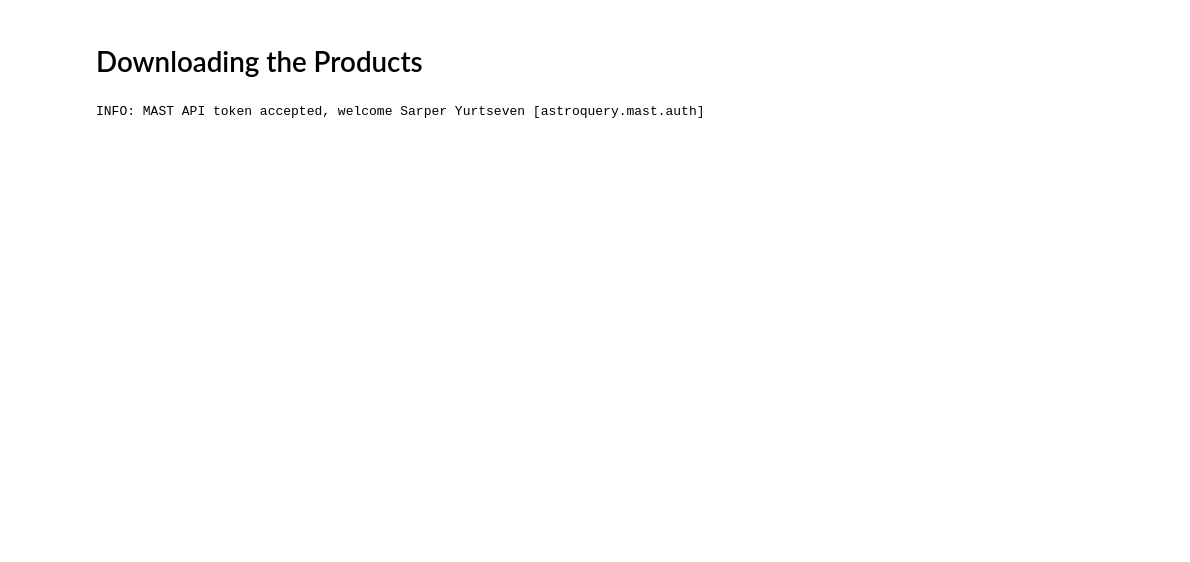
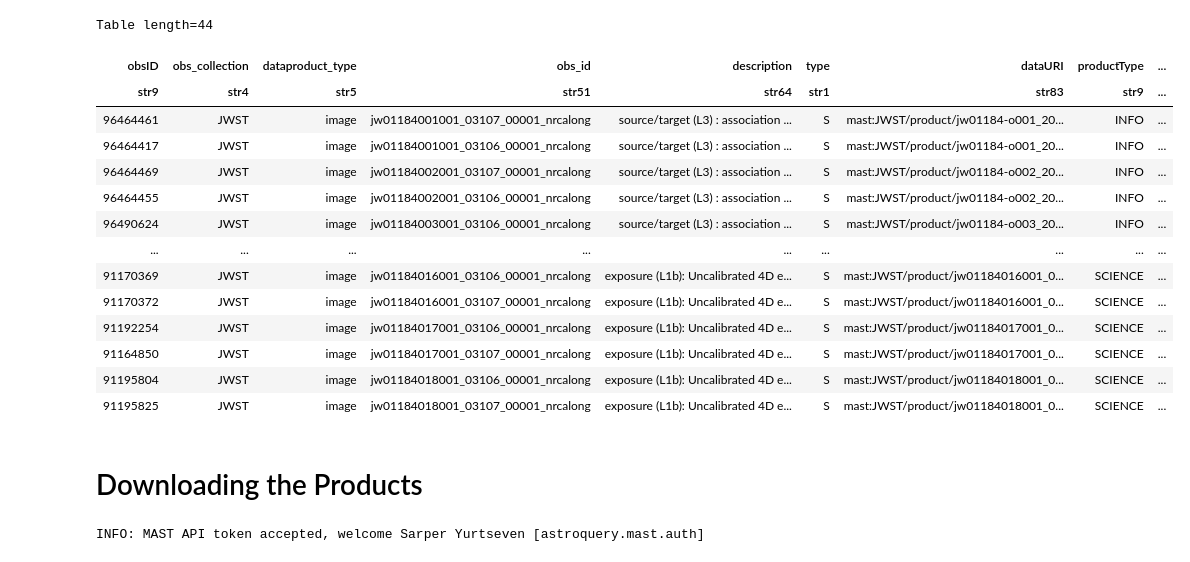
Before and after one commit to AstroMusers/AI-Boosted-Coronagraphy, a Jupyter notebook: notebooks/NircamQuery.ipynb, the cells around one changed output. Cells and saved outputs as stored; diff of their text form; code cells hidden in the pictures; blank space fills up the shorter version.

```diff
--- a/notebooks/NircamQuery.ipynb
+++ b/notebooks/NircamQuery.ipynb
@@ -147,3 +128,21 @@ def get_json_rateints_table(table):
+# %%
+filtered_products
+# %% [output]
+Table length=44
+| obsID | obs_collection | dataproduct_type | obs_id | description | type | dataURI | productType | ... |
+| str9 | str4 | str5 | str51 | str64 | str1 | str83 | str9 | ... |
+| 96464461 | JWST | image | jw01184001001_03107_00001_nrcalong | source/target (L3) : association ... | S | mast:JWST/product/jw01184-o001_20... | INFO | ... |
+| 96464417 | JWST | image | jw01184001001_03106_00001_nrcalong | source/target (L3) : association ... | S | mast:JWST/product/jw01184-o001_20... | INFO | ... |
+| 96464469 | JWST | image | jw01184002001_03107_00001_nrcalong | source/target (L3) : association ... | S | mast:JWST/product/jw01184-o002_20... | INFO | ... |
+| 96464455 | JWST | image | jw01184002001_03106_00001_nrcalong | source/target (L3) : association ... | S | mast:JWST/product/jw01184-o002_20... | INFO | ... |
+| 96490624 | JWST | image | jw01184003001_03106_00001_nrcalong | source/target (L3) : association ... | S | mast:JWST/product/jw01184-o003_20... | INFO | ... |
+| ... | ... | ... | ... | ... | ... | ... | ... | ... |
+| 91170369 | JWST | image | jw01184016001_03106_00001_nrcalong | exposure (L1b): Uncalibrated 4D e... | S | mast:JWST/product/jw01184016001_0... | SCIENCE | ... |
+| 91170372 | JWST | image | jw01184016001_03107_00001_nrcalong | exposure (L1b): Uncalibrated 4D e... | S | mast:JWST/product/jw01184016001_0... | SCIENCE | ... |
+| 91192254 | JWST | image | jw01184017001_03106_00001_nrcalong | exposure (L1b): Uncalibrated 4D e... | S | mast:JWST/product/jw01184017001_0... | SCIENCE | ... |
+| 91164850 | JWST | image | jw01184017001_03107_00001_nrcalong | exposure (L1b): Uncalibrated 4D e... | S | mast:JWST/product/jw01184017001_0... | SCIENCE | ... |
+| 91195804 | JWST | image | jw01184018001_03106_00001_nrcalong | exposure (L1b): Uncalibrated 4D e... | S | mast:JWST/product/jw01184018001_0... | SCIENCE | ... |
+| 91195825 | JWST | image | jw01184018001_03107_00001_nrcalong | exposure (L1b): Uncalibrated 4D e... | S | mast:JWST/product/jw01184018001_0... | SCIENCE | ... |
 # %% [markdown]
 # Downloading the Products
 # %%
```
Also changed, not shown: parts of 34 cells of this notebook, 6 other files.
